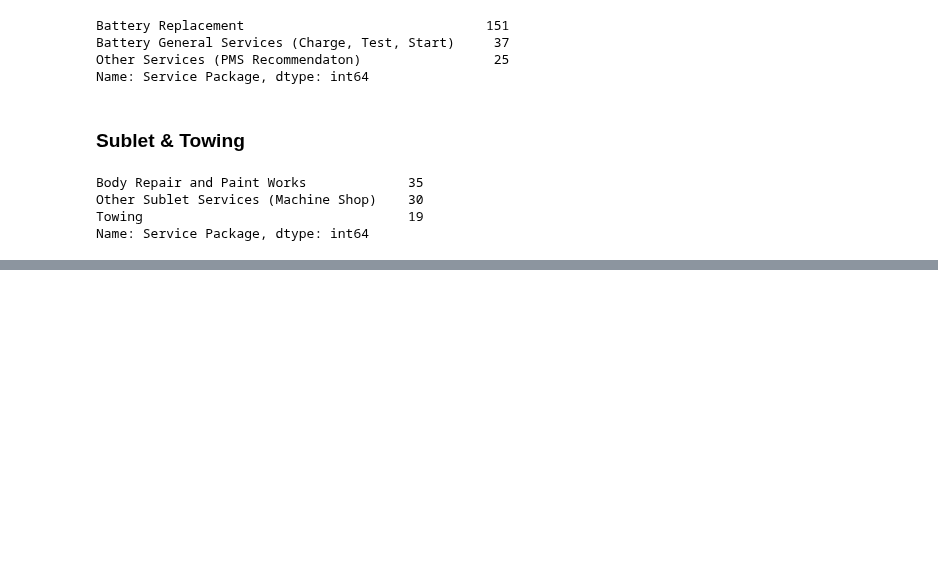
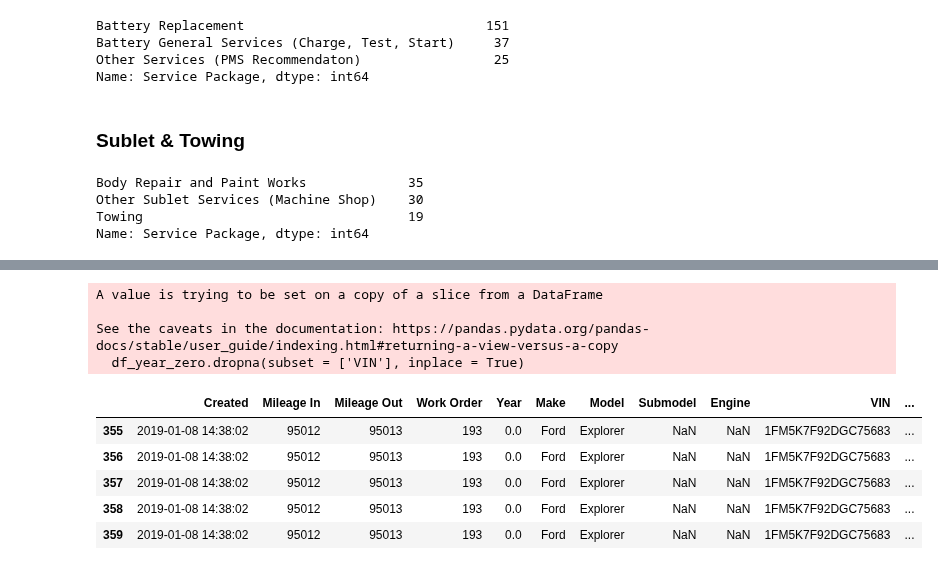
Before and after one commit to just-paul/capstone-autoserved, a Jupyter notebook: Capstone Data Cleaning.ipynb, the cells around one changed output, grey strips where cells are left out. Cells and saved outputs as stored; diff of their text form; code cells hidden in the pictures; blank space fills up the shorter version.

```diff
--- a/Capstone Data Cleaning.ipynb
+++ b/Capstone Data Cleaning.ipynb
@@ -808,0 +936,19 @@ Name: Service Package, dtype: int64
+# %%
+df_year_zero = df_original.loc[df_original['Year'] == 0,:]
+# %%
+# Drop the null values for VIN
+df_year_zero.dropna(subset = ['VIN'], inplace = True)
+# %% [output]
+A value is trying to be set on a copy of a slice from a DataFrame
+
+See the caveats in the documentation: https://pandas.pydata.org/pandas-docs/stable/user_guide/indexing.html#returning-a-view-versus-a-copy
+  df_year_zero.dropna(subset = ['VIN'], inplace = True)
+# %%
+df_year_zero.head()
+# %% [output]
+|  | Created | Mileage In | Mileage Out | Work Order | Year | Make | Model | Submodel | Engine | VIN | ... |
+| 355 | 2019-01-08 14:38:02 | 95012 | 95013 | 193 | 0.0 | Ford | Explorer | NaN | NaN | 1FM5K7F92DGC75683 | ... |
+| 356 | 2019-01-08 14:38:02 | 95012 | 95013 | 193 | 0.0 | Ford | Explorer | NaN | NaN | 1FM5K7F92DGC75683 | ... |
+| 357 | 2019-01-08 14:38:02 | 95012 | 95013 | 193 | 0.0 | Ford | Explorer | NaN | NaN | 1FM5K7F92DGC75683 | ... |
+| 358 | 2019-01-08 14:38:02 | 95012 | 95013 | 193 | 0.0 | Ford | Explorer | NaN | NaN | 1FM5K7F92DGC75683 | ... |
+| 359 | 2019-01-08 14:38:02 | 95012 | 95013 | 193 | 0.0 | Ford | Explorer | NaN | NaN | 1FM5K7F92DGC75683 | ... |
```
Also changed, not shown: parts of 34 cells of this notebook, 2 other files.
